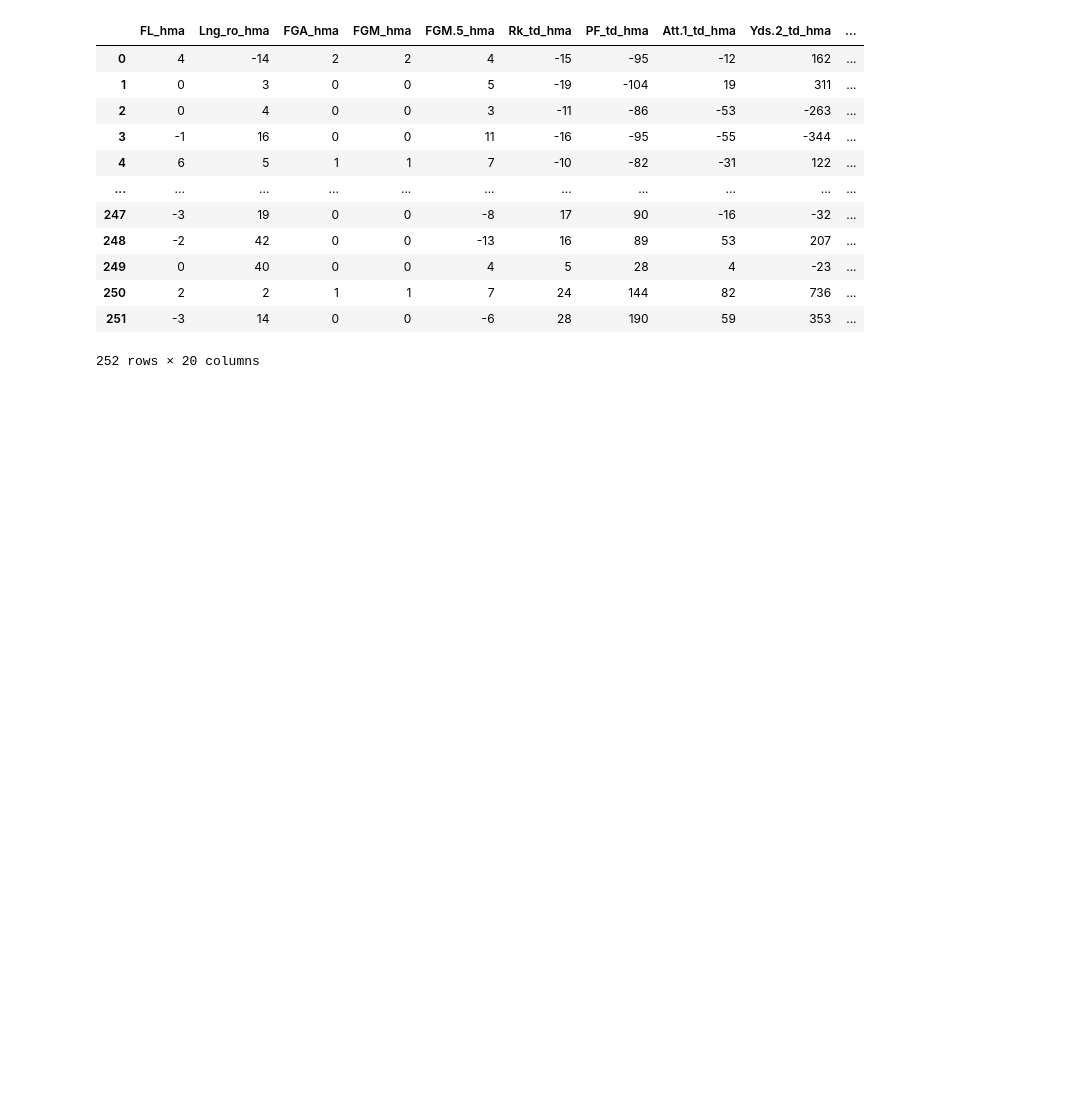
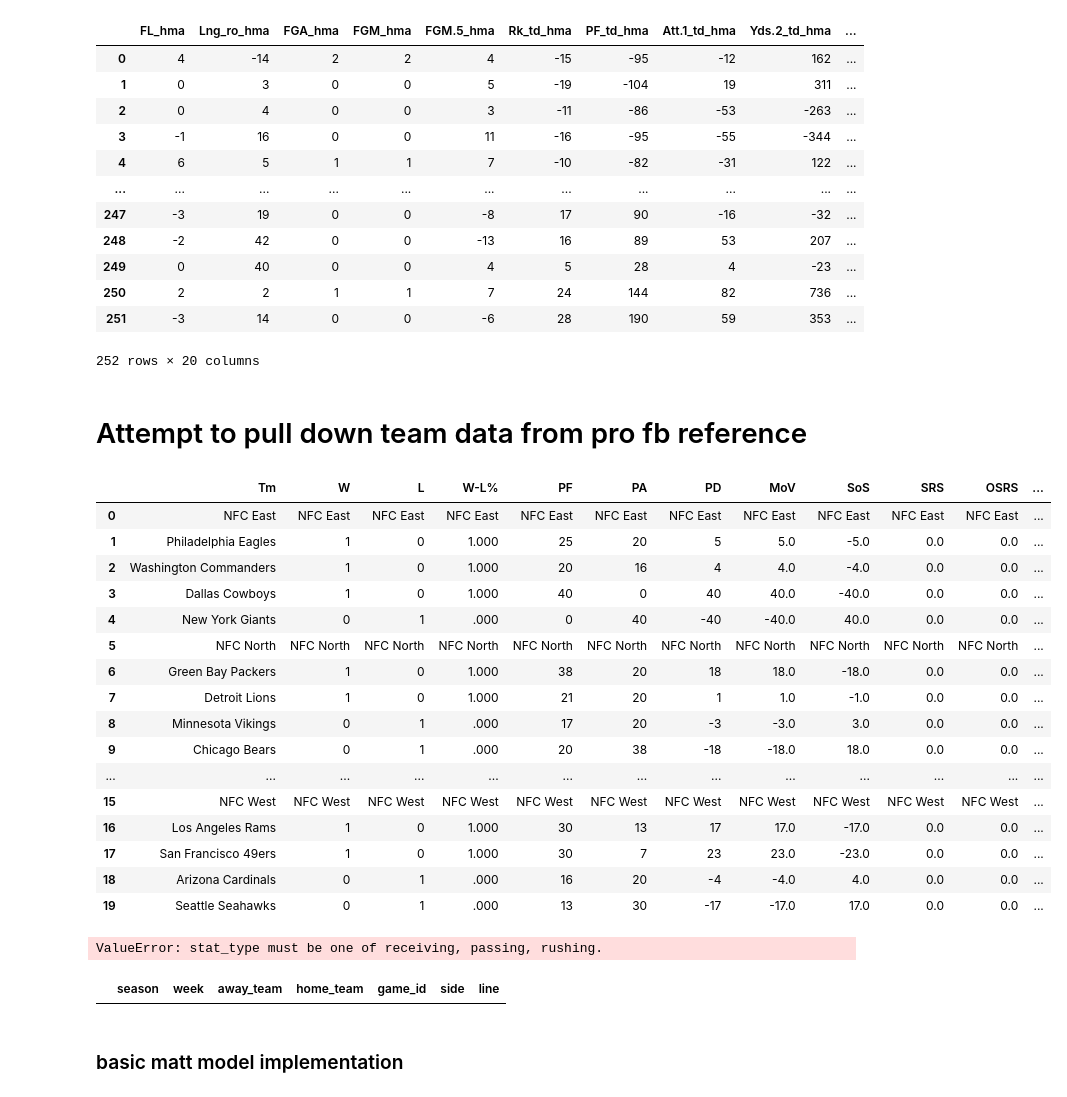
Before and after one commit to mattgilgo/nfl_betting_model, a Jupyter notebook: NFL_Betting_Models.ipynb, the cells around one changed output. Drawn from its saved outputs; the diff is of its cells as text; code cells hidden in the pictures; blank space fills up the shorter version.

Commit message:
adding team deltas

```diff
--- a/NFL_Betting_Models.ipynb
+++ b/NFL_Betting_Models.ipynb
@@ -490,3 +490,40 @@ scoring_margins_important_features_df
 | 250 | 2 | 2 | 1 | 1 | 7 | 24 | 144 | 82 | 736 | ... |
 | 251 | -3 | 14 | 0 | 0 | -6 | 28 | 190 | 59 | 353 | ... |
 252 rows × 20 columns
+# %% [markdown]
+# Attempt to pull down team data from pro fb reference
+# %%
+link = "https://www.pro-football-reference.com/years/2023/#rushing"
+df = pd.read_html(link)[1]
+# %%
+df
+# %% [output]
+|  | Tm | W | L | W-L% | PF | PA | PD | MoV | SoS | SRS | OSRS | ... |
+| 0 | NFC East | NFC East | NFC East | NFC East | NFC East | NFC East | NFC East | NFC East | NFC East | NFC East | NFC East | ... |
+| 1 | Philadelphia Eagles | 1 | 0 | 1.000 | 25 | 20 | 5 | 5.0 | -5.0 | 0.0 | 0.0 | ... |
+| 2 | Washington Commanders | 1 | 0 | 1.000 | 20 | 16 | 4 | 4.0 | -4.0 | 0.0 | 0.0 | ... |
+| 3 | Dallas Cowboys | 1 | 0 | 1.000 | 40 | 0 | 40 | 40.0 | -40.0 | 0.0 | 0.0 | ... |
+| 4 | New York Giants | 0 | 1 | .000 | 0 | 40 | -40 | -40.0 | 40.0 | 0.0 | 0.0 | ... |
+| 5 | NFC North | NFC North | NFC North | NFC North | NFC North | NFC North | NFC North | NFC North | NFC North | NFC North | NFC North | ... |
+| 6 | Green Bay Packers | 1 | 0 | 1.000 | 38 | 20 | 18 | 18.0 | -18.0 | 0.0 | 0.0 | ... |
+| 7 | Detroit Lions | 1 | 0 | 1.000 | 21 | 20 | 1 | 1.0 | -1.0 | 0.0 | 0.0 | ... |
+| 8 | Minnesota Vikings | 0 | 1 | .000 | 17 | 20 | -3 | -3.0 | 3.0 | 0.0 | 0.0 | ... |
+| 9 | Chicago Bears | 0 | 1 | .000 | 20 | 38 | -18 | -18.0 | 18.0 | 0.0 | 0.0 | ... |
+| ... | ... | ... | ... | ... | ... | ... | ... | ... | ... | ... | ... | ... |
+| 15 | NFC West | NFC West | NFC West | NFC West | NFC West | NFC West | NFC West | NFC West | NFC West | NFC West | NFC West | ... |
+| 16 | Los Angeles Rams | 1 | 0 | 1.000 | 30 | 13 | 17 | 17.0 | -17.0 | 0.0 | 0.0 | ... |
+| 17 | San Francisco 49ers | 1 | 0 | 1.000 | 30 | 7 | 23 | 23.0 | -23.0 | 0.0 | 0.0 | ... |
+| 18 | Arizona Cardinals | 0 | 1 | .000 | 16 | 20 | -4 | -4.0 | 4.0 | 0.0 | 0.0 | ... |
+| 19 | Seattle Seahawks | 0 | 1 | .000 | 13 | 30 | -17 | -17.0 | 17.0 | 0.0 | 0.0 | ... |
+# %%
+import nfl_data_py as nfl
+
+nfl.import_ngs_data('defense', [2023])
+# %% [output]
+ValueError: stat_type must be one of receiving, passing, rushing.
+# %%
+nfl.import_sc_lines([2021])
+# %% [output]
+|  | season | week | away_team | home_team | game_id | side | line |
+# %% [markdown]
+### basic matt model implementation
```
Also changed, not shown: parts of 13 cells of this notebook, 1 other file.
